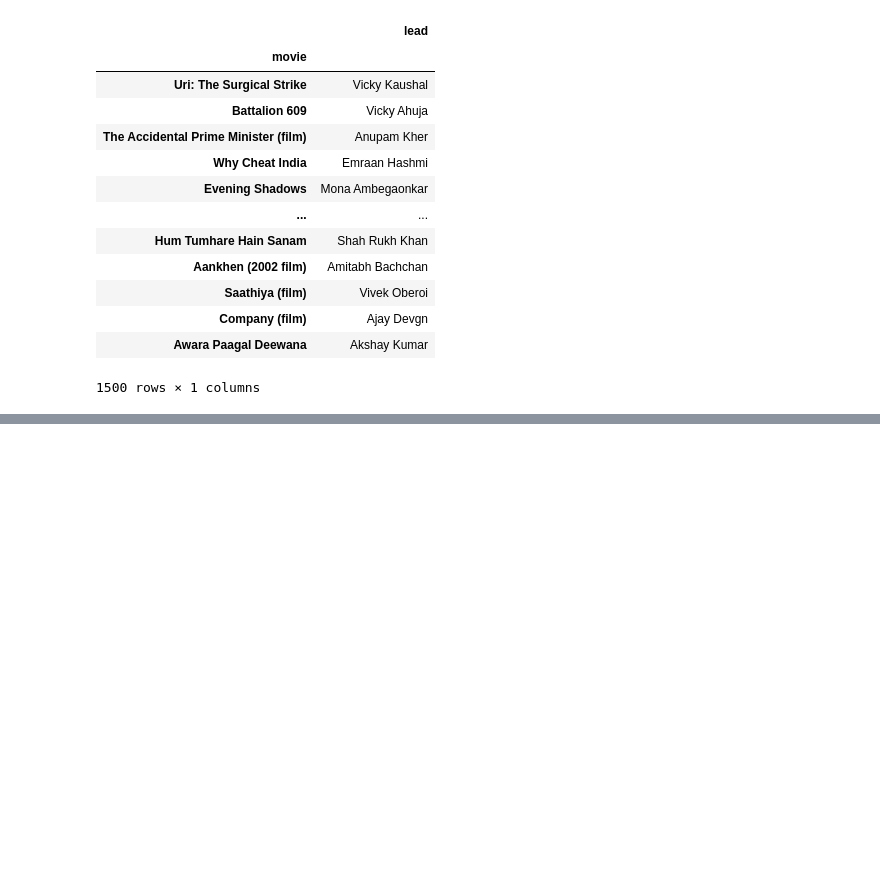
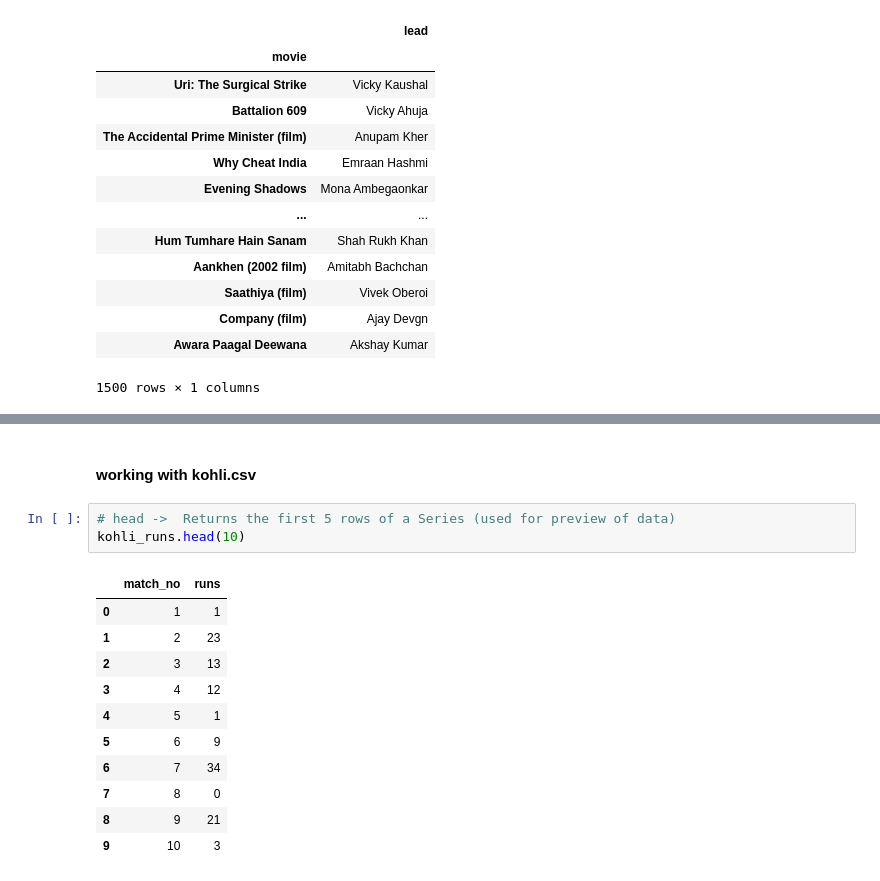
Before and after one commit to mohitjaryal/pandas, a Jupyter notebook: pandas.ipynb, the cells around one changed output, grey strips where cells are left out. Drawn from its saved outputs; the diff is of its cells as text; blank space fills up the shorter version.

Commit message:
series methods

```diff
--- a/pandas.ipynb
+++ b/pandas.ipynb
@@ -282,0 +338,17 @@ bolly_data
+# %% [markdown]
+#### working with kohli.csv
+# %%
+# head ->  Returns the first 5 rows of a Series (used for preview of data)
+kohli_runs.head(10)
+# %% [output]
+|  | match_no | runs |
+| 0 | 1 | 1 |
+| 1 | 2 | 23 |
+| 2 | 3 | 13 |
+| 3 | 4 | 12 |
+| 4 | 5 | 1 |
+| 5 | 6 | 9 |
+| 6 | 7 | 34 |
+| 7 | 8 | 0 |
+| 8 | 9 | 21 |
+| 9 | 10 | 3 |
```
Also changed, not shown: parts of 14 cells of this notebook.
